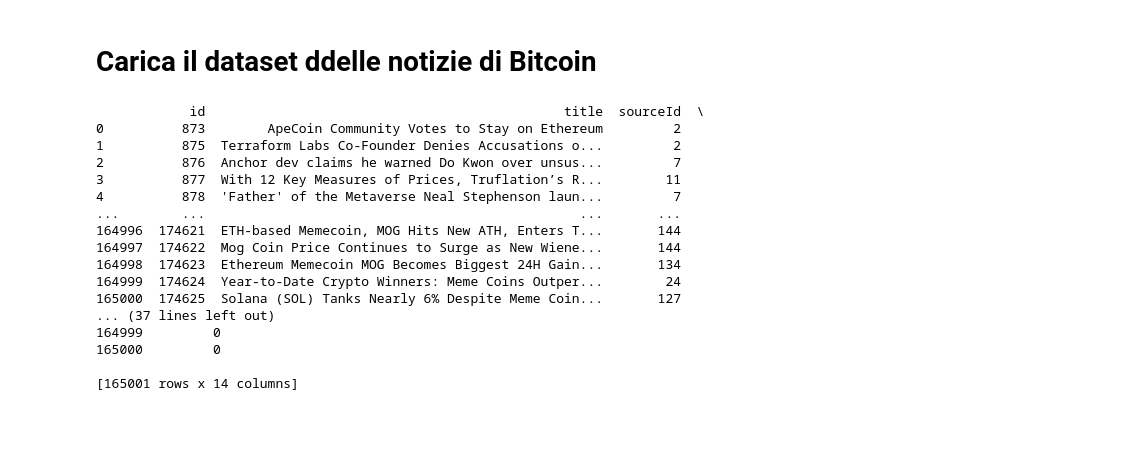
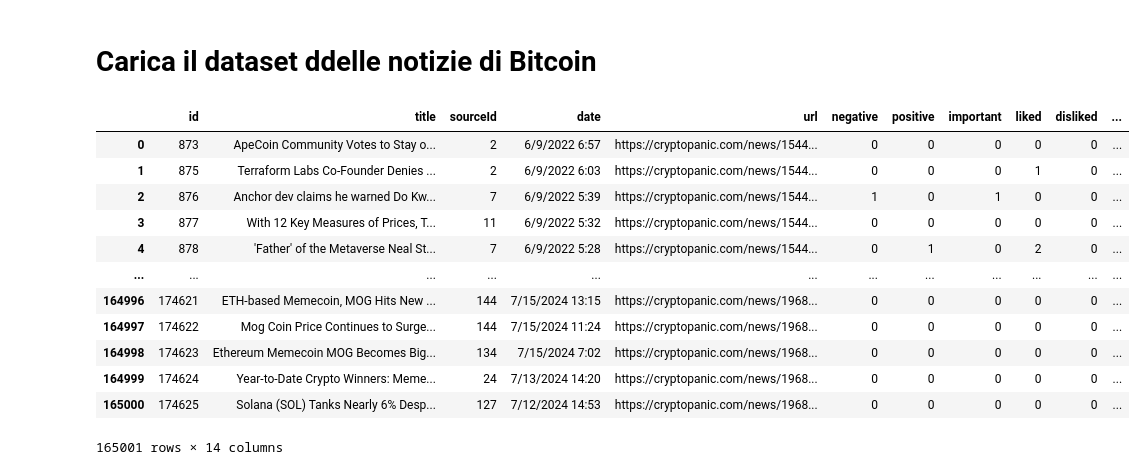
Before and after one commit to riccardoscut/riccardoscut, a Jupyter notebook: CrypToData.ipynb, the cells around one changed output. Cells and saved outputs as stored; diff of their text form; code cells hidden in the pictures; blank space fills up the shorter version.

```diff
--- a/CrypToData.ipynb
+++ b/CrypToData.ipynb
@@ -239,23 +235,18 @@ from vaderSentiment.vaderSentiment import SentimentIntensityAnalyzer
 # Carica il dataset ddelle notizie di Bitcoin
 # %%
 news_data = pd.read_csv('cryptopanic_news.csv')
-news_data['date'] = pd.to_datetime(bitcoin_data['date'])
-print(news_data)
+news_data
 # %% [output]
+|  | id | title | sourceId | date | url | negative | positive | important | liked | disliked | ... |
+| 0 | 873 | ApeCoin Community Votes to Stay o... | 2 | 6/9/2022 6:57 | https://cryptopanic.com/news/1544... | 0 | 0 | 0 | 0 | 0 | ... |
+| 1 | 875 | Terraform Labs Co-Founder Denies ... | 2 | 6/9/2022 6:03 | https://cryptopanic.com/news/1544... | 0 | 0 | 0 | 1 | 0 | ... |
+| 2 | 876 | Anchor dev claims he warned Do Kw... | 7 | 6/9/2022 5:39 | https://cryptopanic.com/news/1544... | 1 | 0 | 1 | 0 | 0 | ... |
+| 3 | 877 | With 12 Key Measures of Prices, T... | 11 | 6/9/2022 5:32 | https://cryptopanic.com/news/1544... | 0 | 0 | 0 | 0 | 0 | ... |
+| 4 | 878 | 'Father' of the Metaverse Neal St... | 7 | 6/9/2022 5:28 | https://cryptopanic.com/news/1544... | 0 | 1 | 0 | 2 | 0 | ... |
+| ... | ... | ... | ... | ... | ... | ... | ... | ... | ... | ... | ... |
+| 164996 | 174621 | ETH-based Memecoin, MOG Hits New ... | 144 | 7/15/2024 13:15 | https://cryptopanic.com/news/1968... | 0 | 0 | 0 | 0 | 0 | ... |
+| 164997 | 174622 | Mog Coin Price Continues to Surge... | 144 | 7/15/2024 11:24 | https://cryptopanic.com/news/1968... | 0 | 0 | 0 | 0 | 0 | ... |
+| 164998 | 174623 | Ethereum Memecoin MOG Becomes Big... | 134 | 7/15/2024 7:02 | https://cryptopanic.com/news/1968... | 0 | 0 | 0 | 0 | 0 | ... |
+| 164999 | 174624 | Year-to-Date Crypto Winners: Meme... | 24 | 7/13/2024 14:20 | https://cryptopanic.com/news/1968... | 0 | 0 | 0 | 0 | 0 | ... |
+| 165000 | 174625 | Solana (SOL) Tanks Nearly 6% Desp... | 127 | 7/12/2024 14:53 | https://cryptopanic.com/news/1968... | 0 | 0 | 0 | 0 | 0 | ... |
-            id                                              title  sourceId  \
-0          873        ApeCoin Community Votes to Stay on Ethereum         2
-1          875  Terraform Labs Co-Founder Denies Accusations o...         2
-2          876  Anchor dev claims he warned Do Kwon over unsus...         7
-3          877  With 12 Key Measures of Prices, Truflation’s R...        11
-4          878  'Father' of the Metaverse Neal Stephenson laun...         7
-...        ...                                                ...       ...
-164996  174621  ETH-based Memecoin, MOG Hits New ATH, Enters T...       144
-164997  174622  Mog Coin Price Continues to Surge as New Wiene...       144
-164998  174623  Ethereum Memecoin MOG Becomes Biggest 24H Gain...       134
-164999  174624  Year-to-Date Crypto Winners: Meme Coins Outper...        24
-165000  174625  Solana (SOL) Tanks Nearly 6% Despite Meme Coin...       127
-... (37 lines left out)
-164999         0
-165000         0
-
-[165001 rows x 14 columns]
+165001 rows × 14 columns
```
Also changed, not shown: parts of 30 cells of this notebook, 6 other files.
